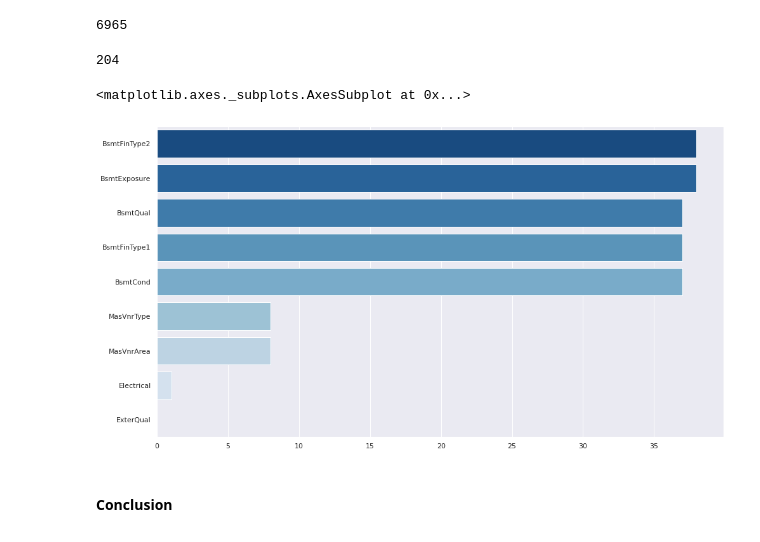
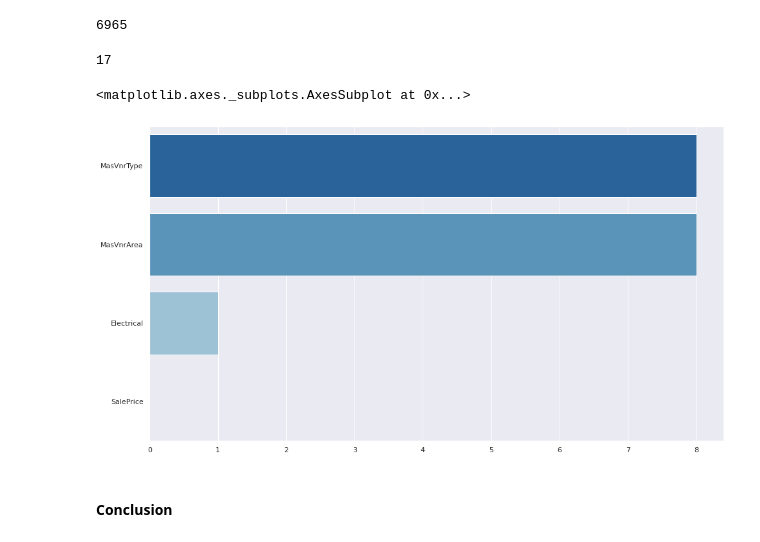
Before and after one commit to snaylix/House-prices-prediction, a Jupyter notebook: 2021-07-17_House-Prices_Prediction_03_Imputation.ipynb, the cells around one changed output. Saved outputs shown, nothing was run; the diff lists cells and outputs as text; code cells hidden in the pictures.

Commit message:
[CED-031] Imputing basement features

```diff
--- a/2021-07-17_House-Prices_Prediction_03_Imputation.ipynb
+++ b/2021-07-17_House-Prices_Prediction_03_Imputation.ipynb
@@ -81,19 +81,21 @@ df_train.isnull().sum().sum()
 values = {'Alley': 'No alley access', 'MiscFeature': 'None', 'PoolQC': 'No Pool',
           'Fence': 'No Fence', 'FireplaceQu': 'No Fireplace', 'LotFrontage': 'No Lotfrontage',
          'GarageYrBlt': ' No Garage', 'GarageCond': ' No Garage', 'GarageType': ' No Garage',
-          'GarageFinish': ' No Garage', 'GarageQual': ' No Garage'}
+          'GarageFinish': ' No Garage', 'GarageQual': ' No Garage', 'BsmtQual': 'No Basement',
+          'BsmtCond': 'No Basement', 'BsmtExposure': 'No Basement', 'BsmtFinType1': 'No Basement',
+          'BsmtFinType2': 'No Basement'}
 
 df_train.fillna(value=values, inplace=True)
 # %%
 df_train.isnull().sum().sum()
 # %% [output]
-204
+17
 # %%
-total_missing_values = df_train.isnull().sum().sort_values(ascending=False)[:9]
+total_missing_values = df_train.isnull().sum().sort_values(ascending=False)[:4]
 sns.barplot(x=total_missing_values, y=total_missing_values.index, palette="Blues_r")
 # %% [output]
 <matplotlib.axes._subplots.AxesSubplot at 0x...>
-[figure, old version]
+[figure, new version]
 # %% [markdown]
 #### Conclusion
 # %% [markdown]
```
Also changed, not shown: parts of 3 cells of this notebook, 1 other file.
